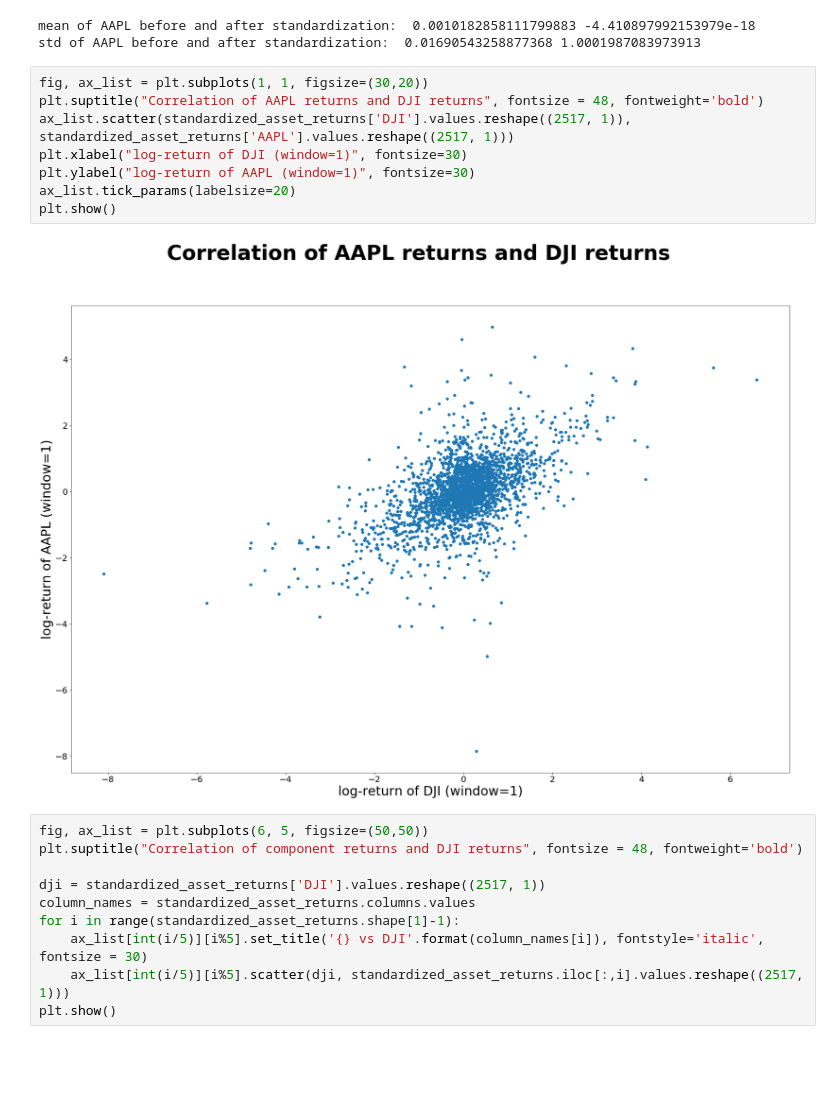
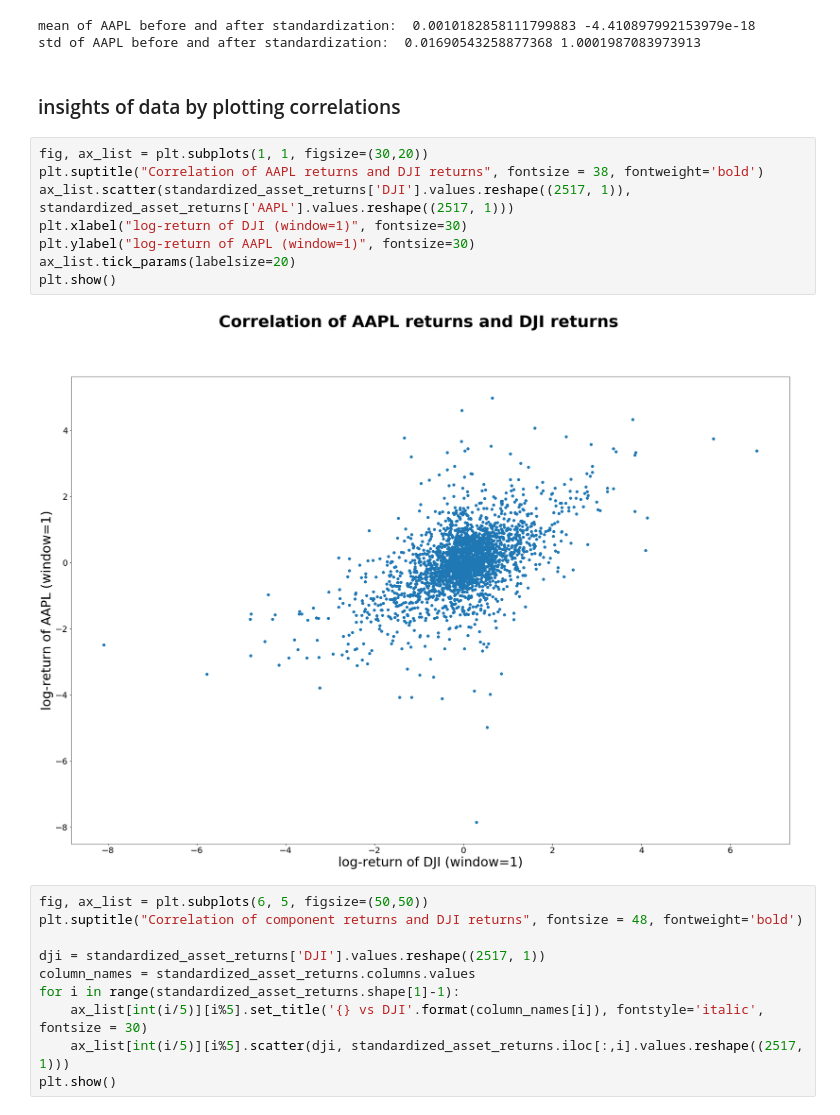
Before and after one commit to JaySiu/CAMP-for-Dow-Jones, a Jupyter notebook: CAMP.ipynb, the cells around one changed output. Cells and saved outputs as stored; diff of their text form; blank space fills up the shorter version.

```diff
--- a/CAMP.ipynb
+++ b/CAMP.ipynb
@@ -171,16 +177,18 @@ print("std of AAPL before and after standardization: ", asset_returns.AAPL. std(
 # %% [output]
 mean of AAPL before and after standardization:  0.0010182858111799883 -4.410897992153979e-18
 std of AAPL before and after standardization:  0.01690543258877368 1.0001987083973913
+# %% [markdown]
+### insights of data by plotting correlations
 # %%
 fig, ax_list = plt.subplots(1, 1, figsize=(30,20))
-plt.suptitle("Correlation of AAPL returns and DJI returns", fontsize = 48, fontweight='bold')
+plt.suptitle("Correlation of AAPL returns and DJI returns", fontsize = 38, fontweight='bold')
 ax_list.scatter(standardized_asset_returns['DJI'].values.reshape((2517, 1)), standardized_asset_returns['AAPL'].values.reshape((2517, 1)))
 plt.xlabel("log-return of DJI (window=1)", fontsize=30)
 plt.ylabel("log-return of AAPL (window=1)", fontsize=30)
 ax_list.tick_params(labelsize=20)
 plt.show()
 # %% [output]
-[figure, old version]
+[figure, new version]
 # %%
 fig, ax_list = plt.subplots(6, 5, figsize=(50,50))
 plt.suptitle("Correlation of component returns and DJI returns", fontsize = 48, fontweight='bold')
```
Also changed, not shown: parts of 25 cells of this notebook, 12 other files.
